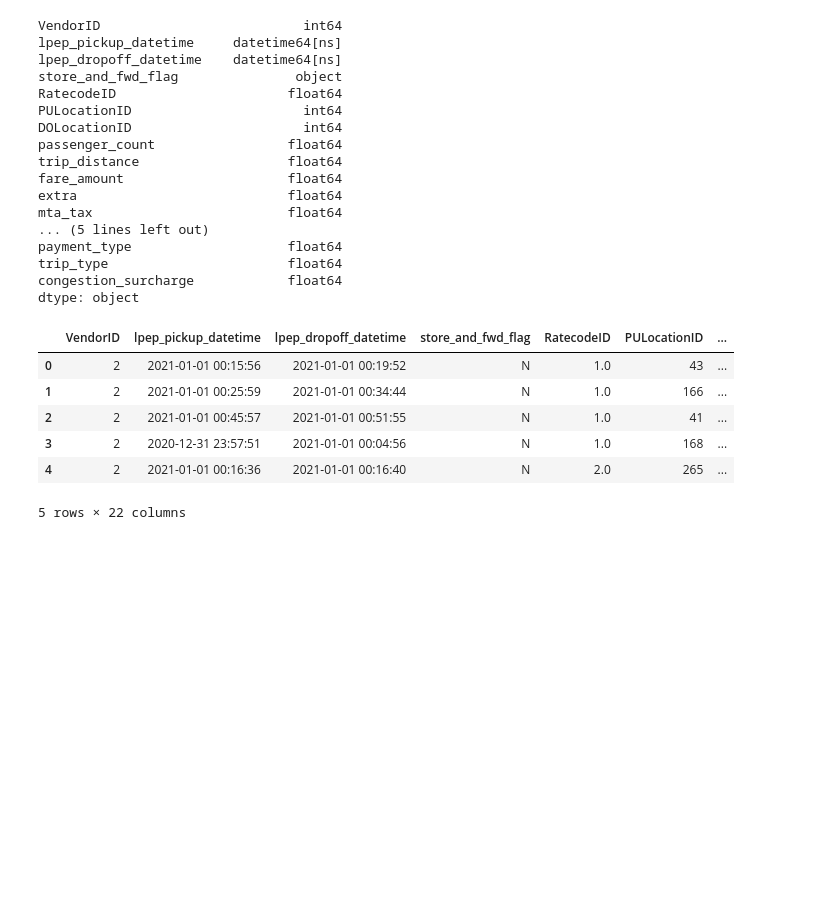
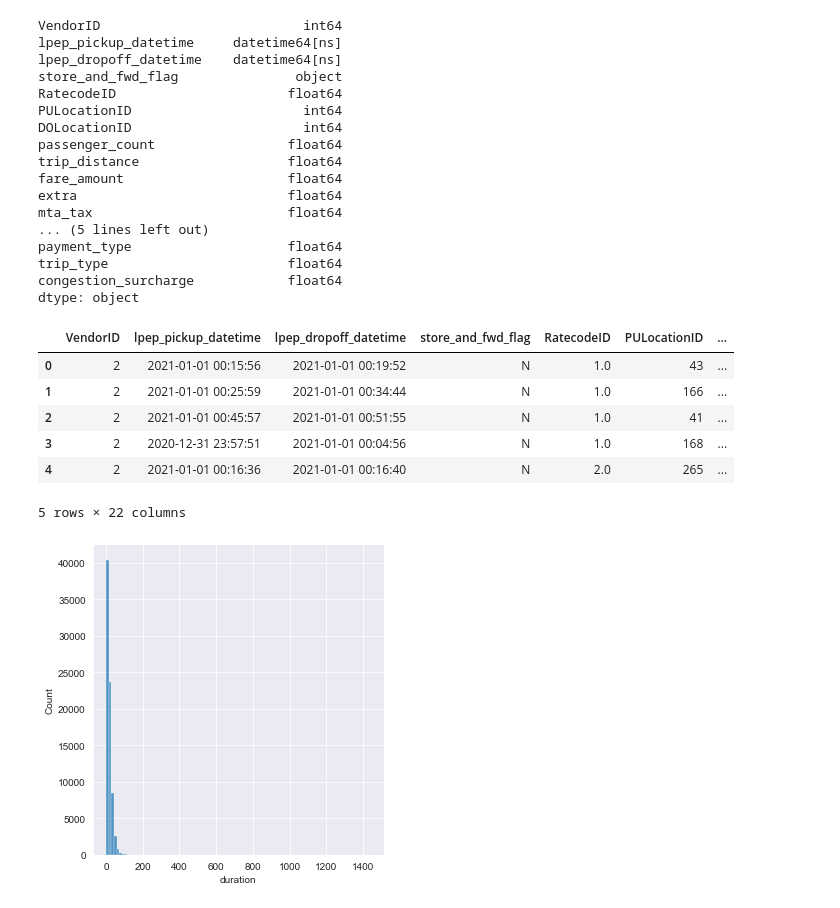
Before and after one commit to MSadriAghdam/MLOps-NY-Taxi, a Jupyter notebook: MLOps.ipynb, the cells around one changed output. Cells and saved outputs as stored; diff of their text form; code cells hidden in the pictures; blank space fills up the shorter version.

Commit message:
dist plot

```diff
--- a/MLOps.ipynb
+++ b/MLOps.ipynb
@@ -56,0 +59,6 @@ df.head()
+# %%
+# Now lets see the distribution of duration column
+sns.displot(df, x="duration", bins=100)
+sns.set_style('darkgrid')
+# %% [output]
+[figure, added]
```
Also changed, not shown: parts of 2 cells of this notebook.
